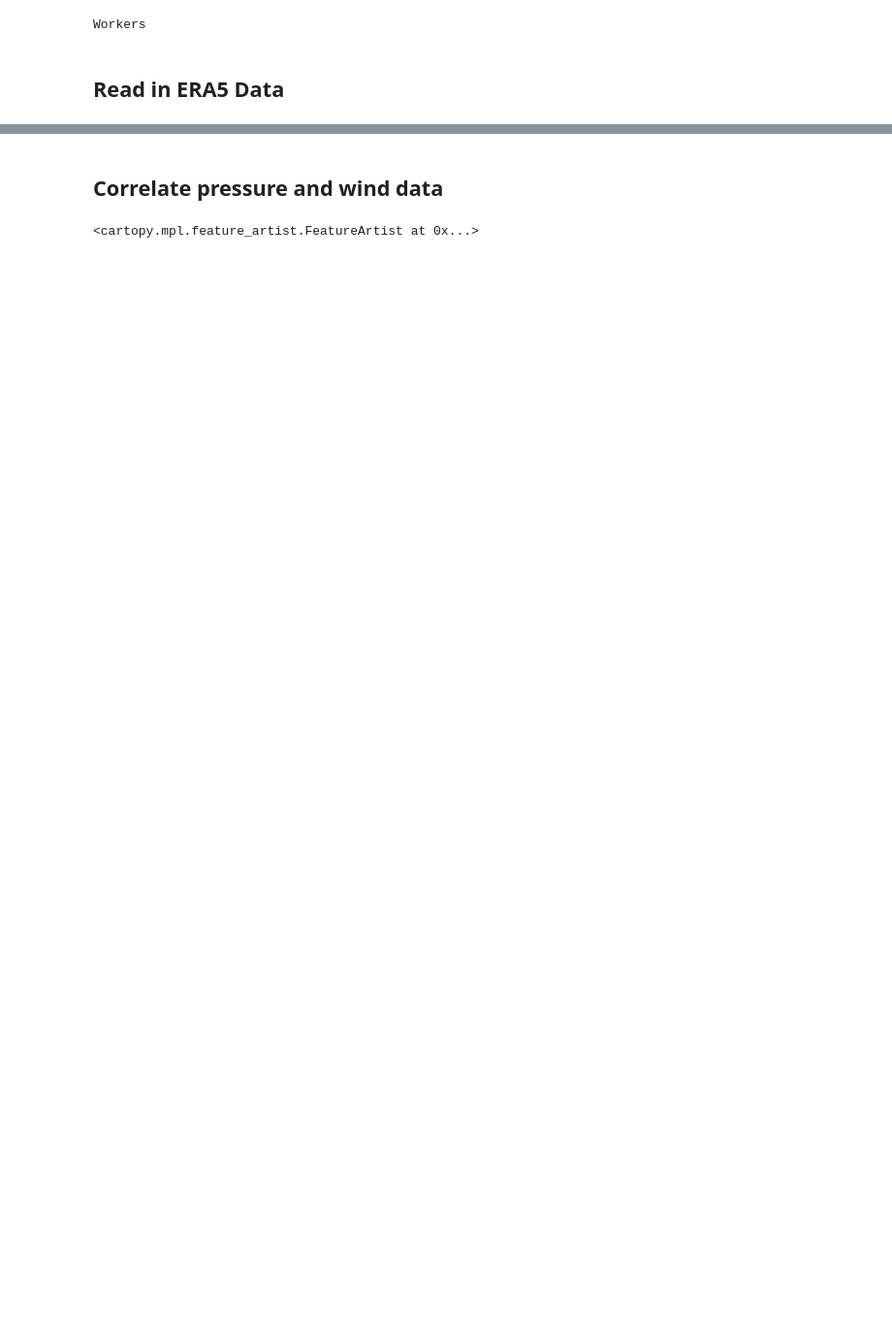
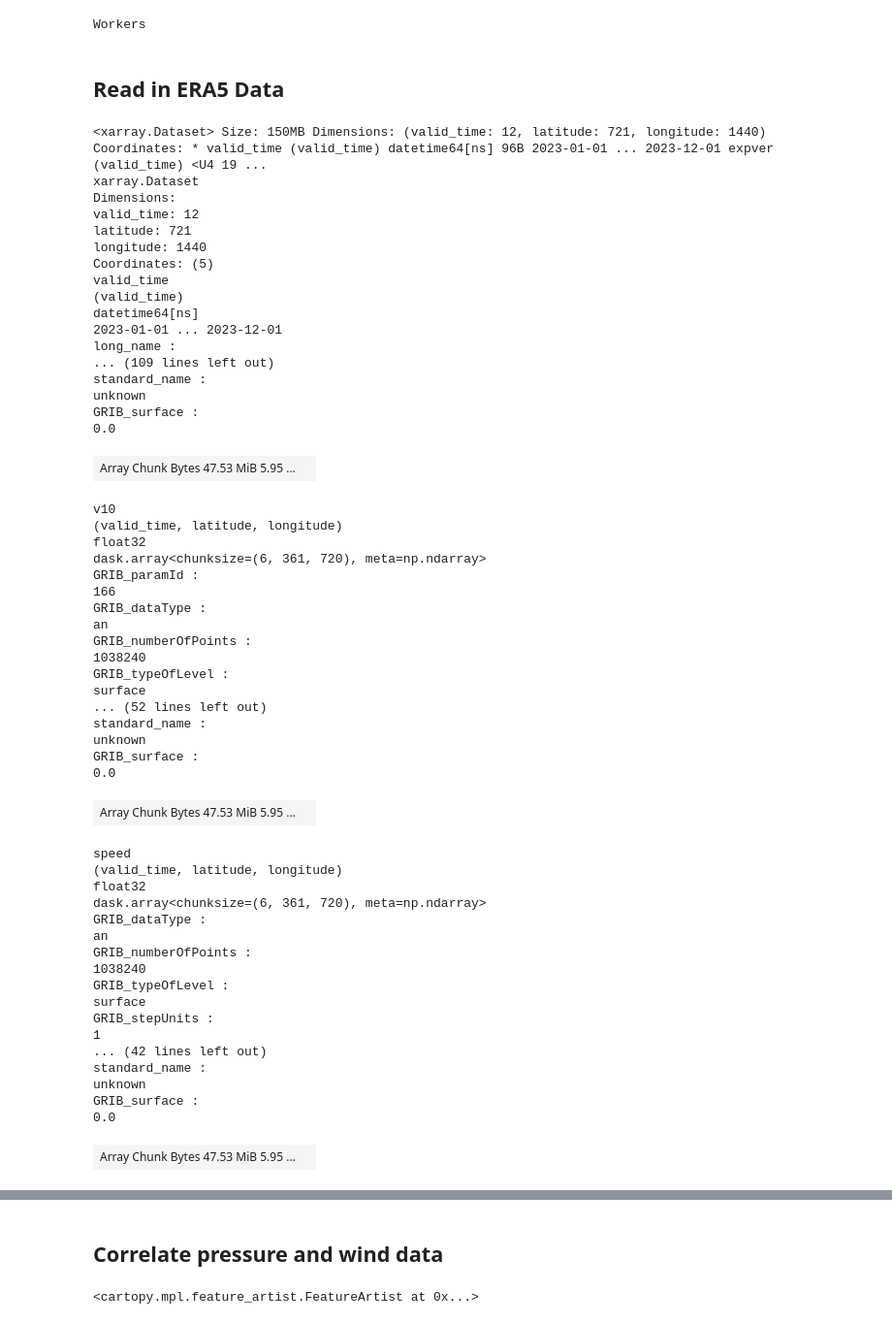
Before and after one commit to anthony-meza/PO_HPC_Workshop, a Jupyter notebook: workshop_examples/Example_2.ipynb, the cells around one changed output, grey strips where cells are left out. Shown at 97% size. Saved outputs shown, nothing was run; the diff lists cells and outputs as text; code cells hidden in the pictures; blank space fills up the shorter version.

```diff
--- a/workshop_examples/Example_2.ipynb
+++ b/workshop_examples/Example_2.ipynb
@@ -63 +64,58 @@ sfc_pressure = xr.open_mfdataset(era5_data_path + "surface_pressure/*.nc",
                          engine = "netcdf4", preprocess = preprocess)
+# %%
+wind_ds
+# %% [output]
+<xarray.Dataset> Size: 150MB Dimensions: (valid_time: 12, latitude: 721, longitude: 1440) Coordinates: * valid_time (valid_time) datetime64[ns] 96B 2023-01-01 ... 2023-12-01 expver (valid_time) <U4 19 ...
+xarray.Dataset
+Dimensions:
+valid_time: 12
+latitude: 721
+longitude: 1440
+Coordinates: (5)
+valid_time
+(valid_time)
+datetime64[ns]
+2023-01-01 ... 2023-12-01
+long_name :
+... (109 lines left out)
+standard_name :
+unknown
+GRIB_surface :
+0.0
+| Array Chunk Bytes 47.53 MiB 5.95 ... |  |
+v10
+(valid_time, latitude, longitude)
+float32
+dask.array<chunksize=(6, 361, 720), meta=np.ndarray>
+GRIB_paramId :
+166
+GRIB_dataType :
+an
+GRIB_numberOfPoints :
+1038240
+GRIB_typeOfLevel :
+surface
+... (52 lines left out)
+standard_name :
+unknown
+GRIB_surface :
+0.0
+| Array Chunk Bytes 47.53 MiB 5.95 ... |  |
+speed
+(valid_time, latitude, longitude)
+float32
+dask.array<chunksize=(6, 361, 720), meta=np.ndarray>
+GRIB_dataType :
+an
+GRIB_numberOfPoints :
+1038240
+GRIB_typeOfLevel :
+surface
+GRIB_stepUnits :
+1
+... (42 lines left out)
+standard_name :
+unknown
+GRIB_surface :
+0.0
+| Array Chunk Bytes 47.53 MiB 5.95 ... |  |
```
Also changed, not shown: parts of 7 cells of this notebook, 2 other files.
